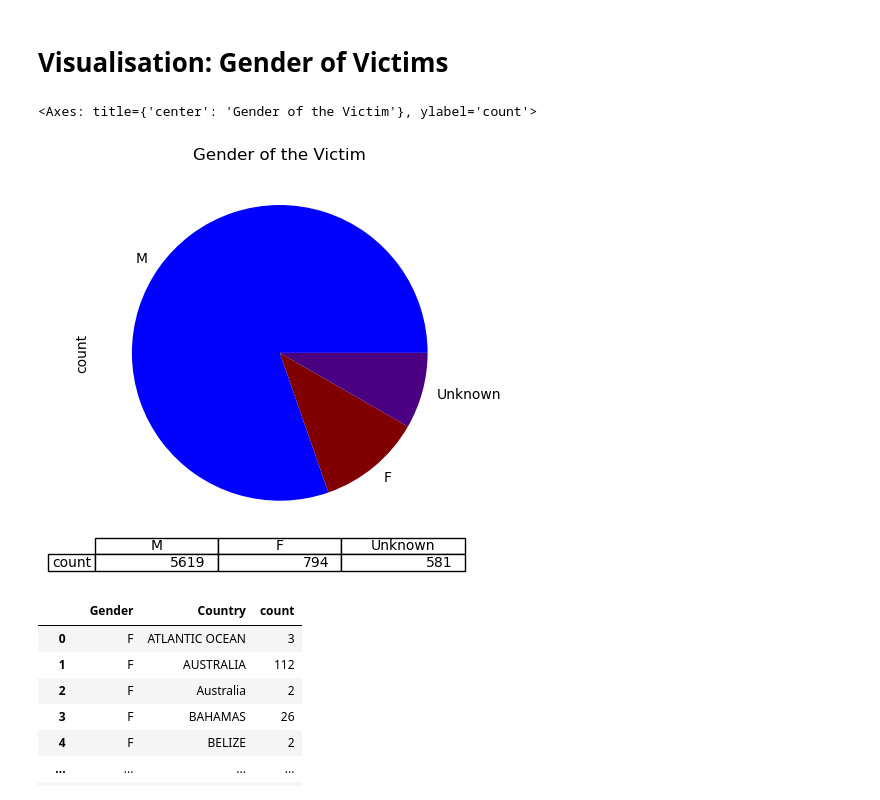
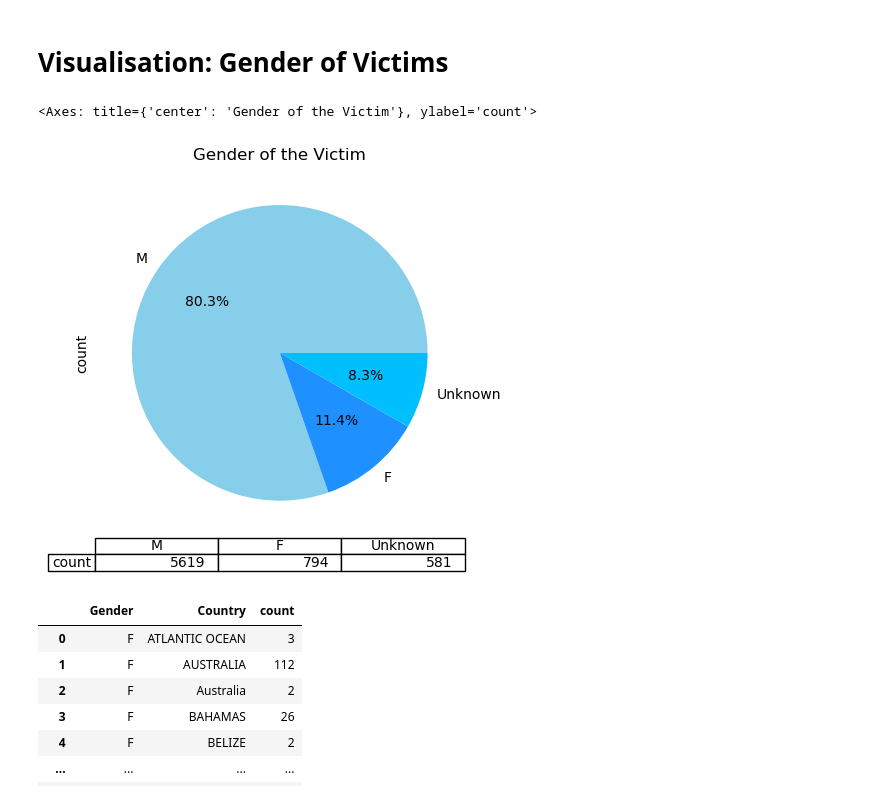
Before and after one commit to SheryllD/shark_attacks_project, a Jupyter notebook: Shark_Tale_Main.ipynb, the cells around one changed output. Cells and saved outputs as stored; diff of their text form; code cells hidden in the pictures.

```diff
--- a/Shark_Tale_Main.ipynb
+++ b/Shark_Tale_Main.ipynb
@@ -349,10 +349,10 @@ array(['F', 'M', 'Unknown'], dtype=object)
 # Visualisation: Gender of Victims
 # %%
 # Piechart to see the distribution between "M", "F".
-df[df["Gender"].isin(["M", "F", "Unknown"])]["Gender"].value_counts().plot(kind="pie", title= "Gender of the Victim", colors=["blue", "maroon", "indigo"], table=True)
+df[df["Gender"].isin(["M", "F", "Unknown"])]["Gender"].value_counts().plot(kind="pie", title= "Gender of the Victim", autopct="%1.1f%%", colors=["skyblue", "dodgerblue", "deepskyblue"], table=True)
 # %% [output]
 <Axes: title={'center': 'Gender of the Victim'}, ylabel='count'>
-[figure, old version]
+[figure, new version]
 # %%
 country_gender = df.groupby(["Gender", "Country"]).size().to_frame("count").reset_index()
 country_gender
```
Also changed, not shown: parts of 2 cells of this notebook.
